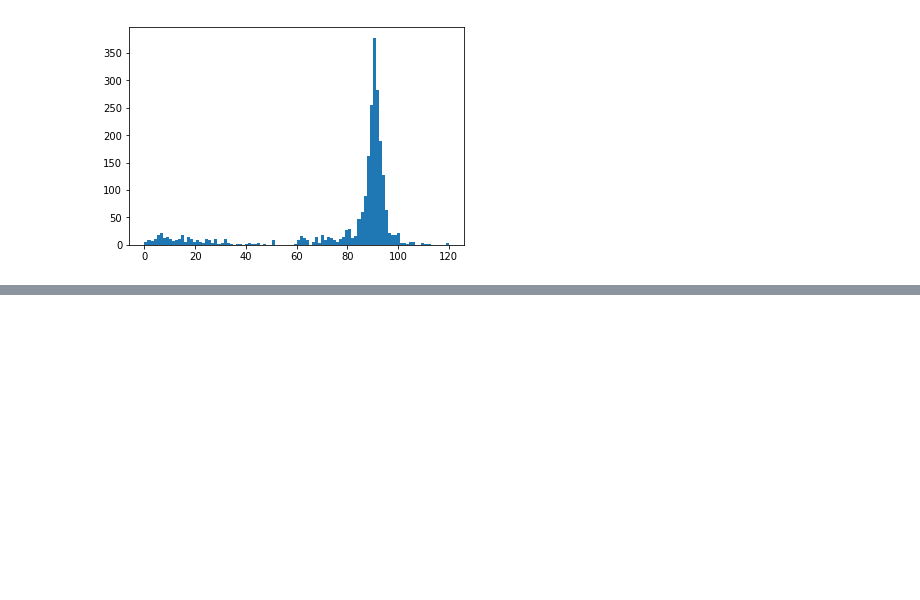
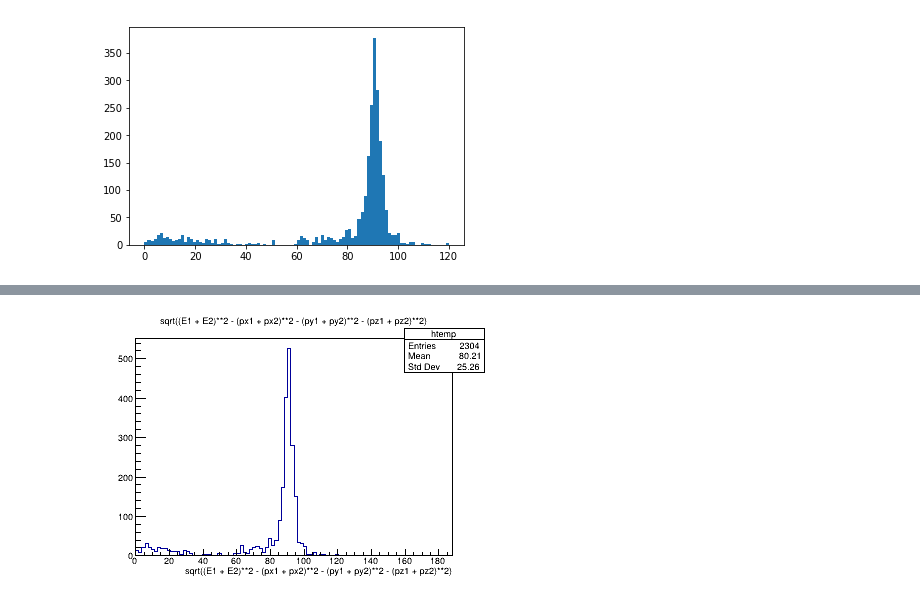
Before and after one commit to jpivarski-talks/2019-06-10-usatlas-argonne-python, a Jupyter notebook: 01-why-python-in-hep.ipynb, the cells around one changed output, grey strips where cells are left out. Cells and saved outputs as stored; diff of their text form; code cells hidden in the pictures; blank space fills up the shorter version.

```diff
--- a/01-why-python-in-hep.ipynb
+++ b/01-why-python-in-hep.ipynb
@@ -268,0 +283,10 @@ matplotlib.pyplot.hist(mass, bins=100, range=(0, 120));
+# %%
+import ROOT
+
+canvas = ROOT.TCanvas("canvas", "", 400, 300)
+file = ROOT.TFile("data/Zmumu.root")
+tree = file.Get("events")
+tree.Draw("sqrt((E1 + E2)**2 - (px1 + px2)**2 - (py1 + py2)**2 - (pz1 + pz2)**2)")
+canvas.Draw()
+# %% [output]
+[figure, added]
```
Also changed, not shown: parts of 8 cells of this notebook.
